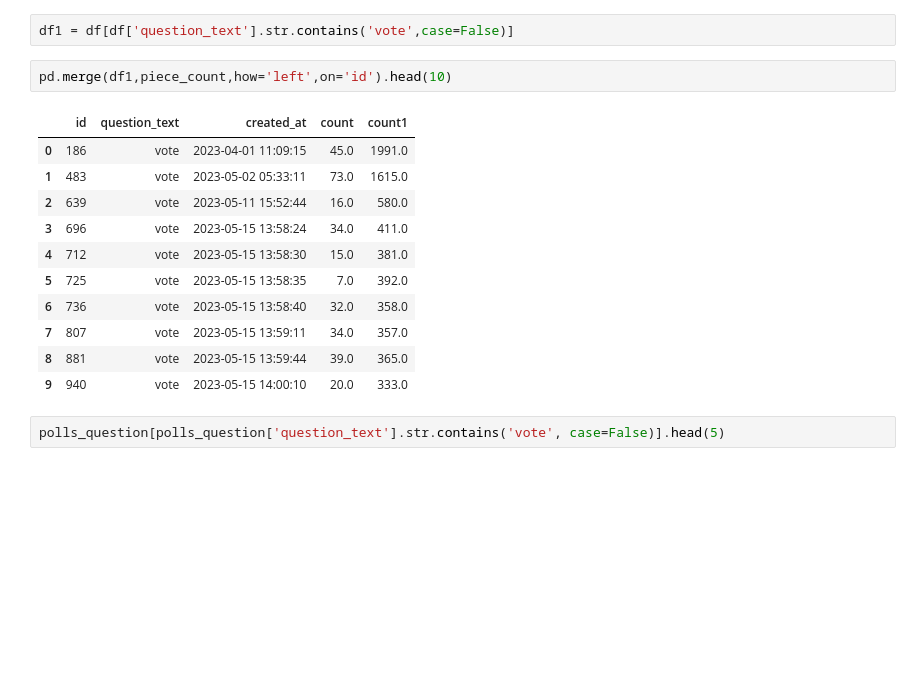
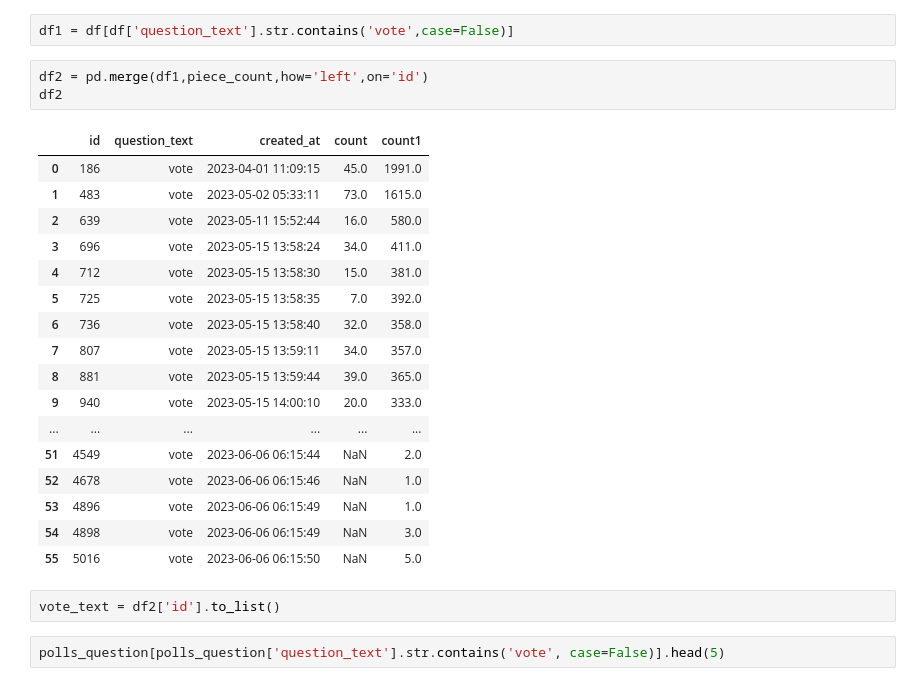
Before and after one commit to goodnews724/sprint_final_project, a Jupyter notebook: notebooks/jaemun.ipynb, the cells around one changed output. Drawn from its saved outputs; the diff is of its cells as text; blank space fills up the shorter version.

```diff
--- a/notebooks/jaemun.ipynb
+++ b/notebooks/jaemun.ipynb
@@ -172,19 +188,28 @@ df = pd.merge(polls_question,report,how='left',on='id')
 # %%
 df1 = df[df['question_text'].str.contains('vote',case=False)]
 # %%
-pd.merge(df1,piece_count,how='left',on='id').head(10)
+df2 = pd.merge(df1,piece_count,how='left',on='id')
+df2
 # %% [output]
 |  | id | question_text | created_at | count | count1 |
 | 0 | 186 | vote | 2023-04-01 11:09:15 | 45.0 | 1991.0 |
 | 1 | 483 | vote | 2023-05-02 05:33:11 | 73.0 | 1615.0 |
 | 2 | 639 | vote | 2023-05-11 15:52:44 | 16.0 | 580.0 |
 | 3 | 696 | vote | 2023-05-15 13:58:24 | 34.0 | 411.0 |
 | 4 | 712 | vote | 2023-05-15 13:58:30 | 15.0 | 381.0 |
 | 5 | 725 | vote | 2023-05-15 13:58:35 | 7.0 | 392.0 |
 | 6 | 736 | vote | 2023-05-15 13:58:40 | 32.0 | 358.0 |
 | 7 | 807 | vote | 2023-05-15 13:59:11 | 34.0 | 357.0 |
 | 8 | 881 | vote | 2023-05-15 13:59:44 | 39.0 | 365.0 |
 | 9 | 940 | vote | 2023-05-15 14:00:10 | 20.0 | 333.0 |
+| ... | ... | ... | ... | ... | ... |
+| 51 | 4549 | vote | 2023-06-06 06:15:44 | NaN | 2.0 |
+| 52 | 4678 | vote | 2023-06-06 06:15:46 | NaN | 1.0 |
+| 53 | 4896 | vote | 2023-06-06 06:15:49 | NaN | 1.0 |
+| 54 | 4898 | vote | 2023-06-06 06:15:49 | NaN | 3.0 |
+| 55 | 5016 | vote | 2023-06-06 06:15:50 | NaN | 5.0 |
+# %%
+vote_text = df2['id'].to_list()
 # %%
 polls_question[polls_question['question_text'].str.contains('vote', case=False)].head(5)
 # %% [output]
```
Also changed, not shown: parts of 13 cells of this notebook.
